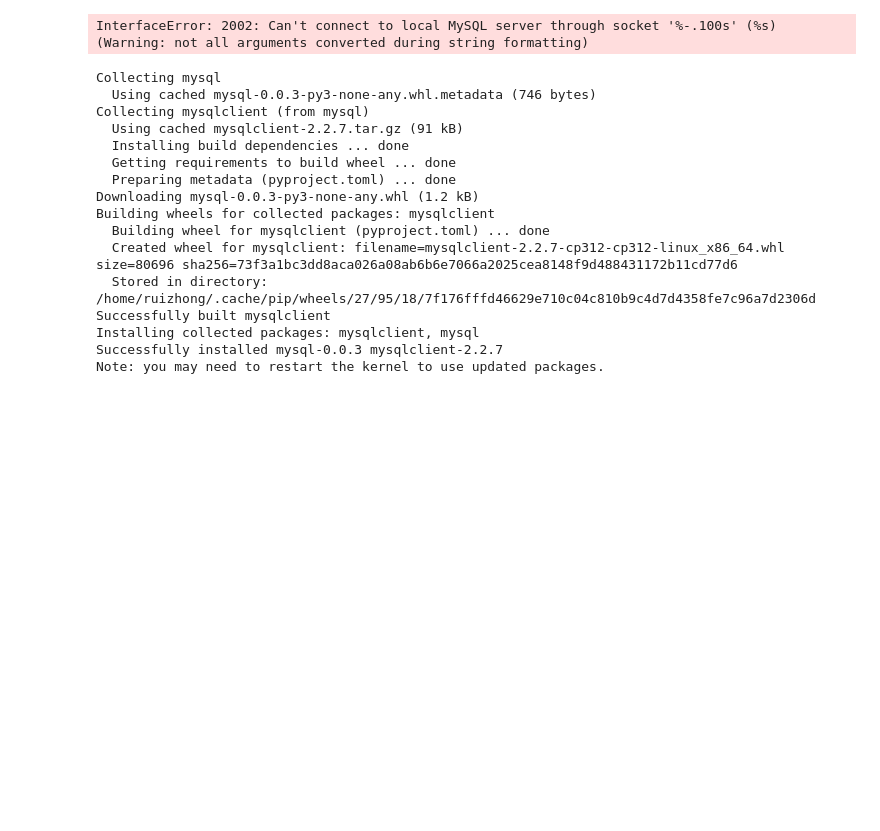
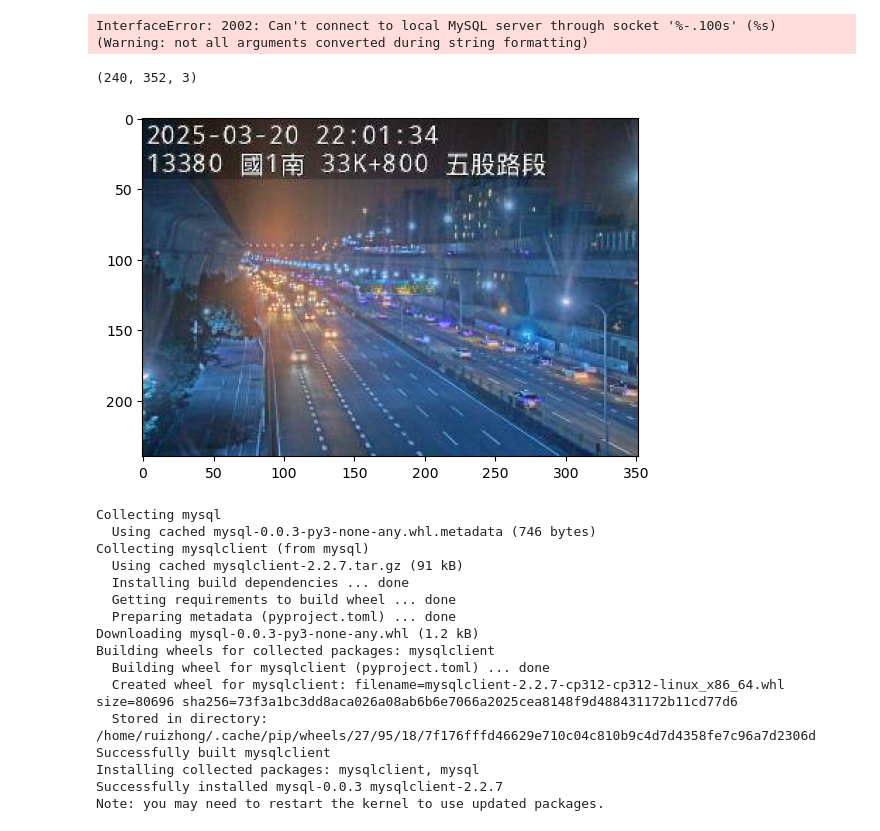
Before and after one commit to ruizhong123/yolo-detection-car-count-project, a Jupyter notebook: train.ipynb, the cells around one changed output. Saved outputs shown, nothing was run; the diff lists cells and outputs as text; code cells hidden in the pictures; blank space fills up the shorter version.

```diff
--- a/train.ipynb
+++ b/train.ipynb
@@ -62,6 +62,26 @@ cap.release()
 cv2.destroyAllWindows()
 # %% [output]
 InterfaceError: 2002: Can't connect to local MySQL server through socket '%-.100s' (%s) (Warning: not all arguments converted during string formatting)
+# %%
+import matplotlib.pyplot as plt
+import cv2
+url = 'https://cctvn.freeway.gov.tw/abs2mjpg/bmjpg?camera=13380'
+
+while True:
+
+    cap = cv2.VideoCapture(url)
+
+    ret,frame = cap.read()
+
+    print(frame.shape)
+    if ret == True :
+
+        plt.imshow(frame)
+
+        break
+# %% [output]
+(240, 352, 3)
+[figure, added]
 # %%
 %pip install mysql
 # %% [output]
```
Also changed, not shown: 3 other files.
